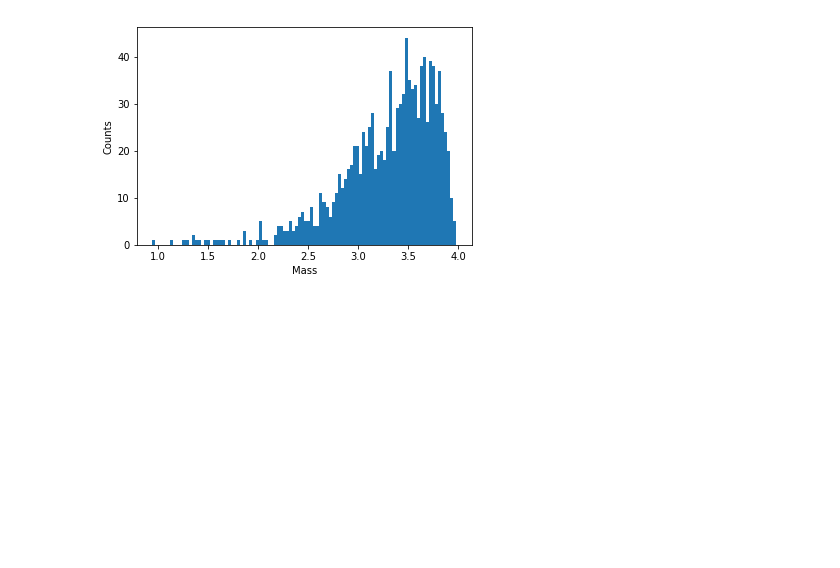
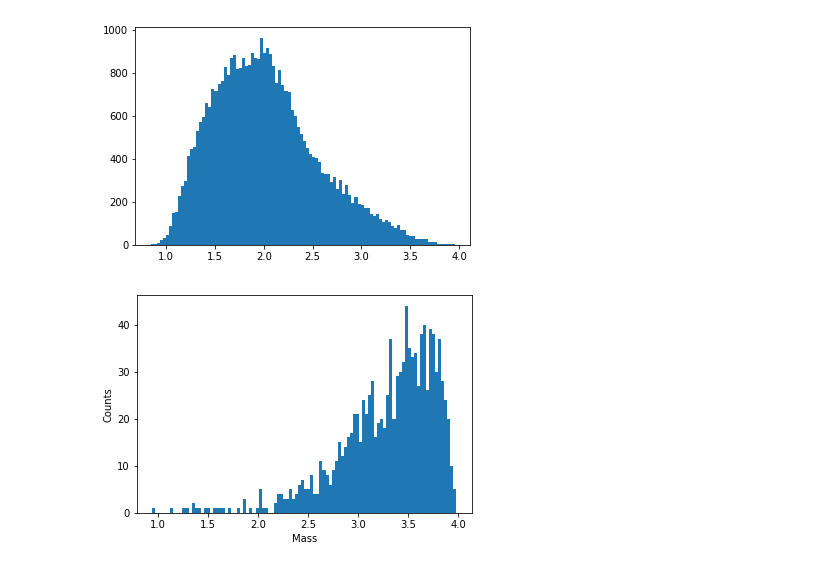
Before and after one commit to andyPhysics/CosmicRay, a Jupyter notebook: ipython/All.ipynb, the cells around one changed output. Drawn from its saved outputs; the diff is of its cells as text; code cells hidden in the pictures; blank space fills up the shorter version.

Commit message:
new plots

```diff
--- a/ipython/All.ipynb
+++ b/ipython/All.ipynb
@@ -21,6 +21,12 @@ z4 = binned_values(7.4,7.5,y[3])
 # %%
 import matplotlib.pylab as plt
 import matplotlib
+# %%
+z = binned_values(0,100,y[1])
+plt.hist(z,bins=100)
+plt.show()
+# %% [output]
+[figure, added]
 # %%
 plt.hist(z3,bins=100)
 plt.xlabel('Mass')
```
